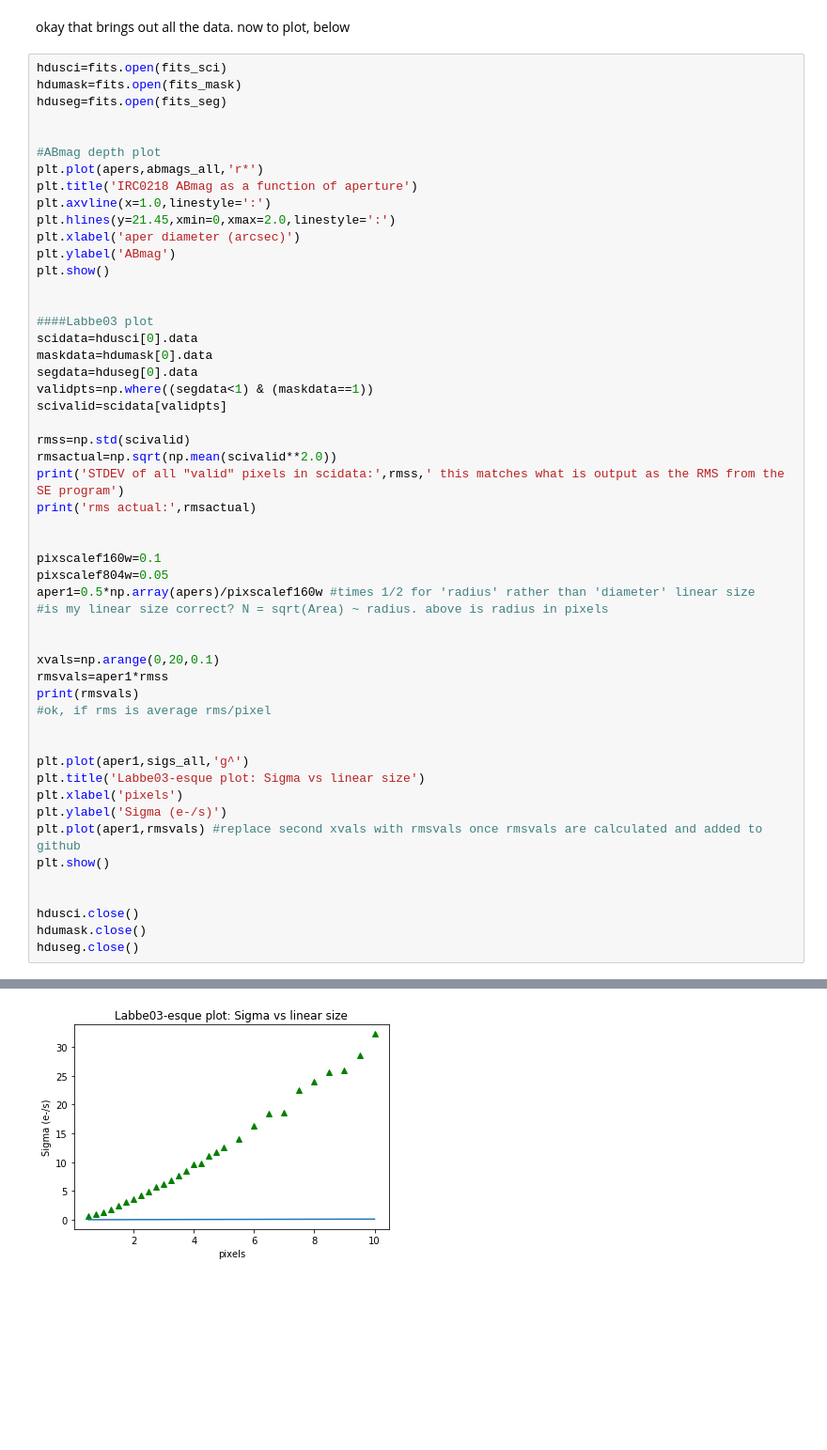
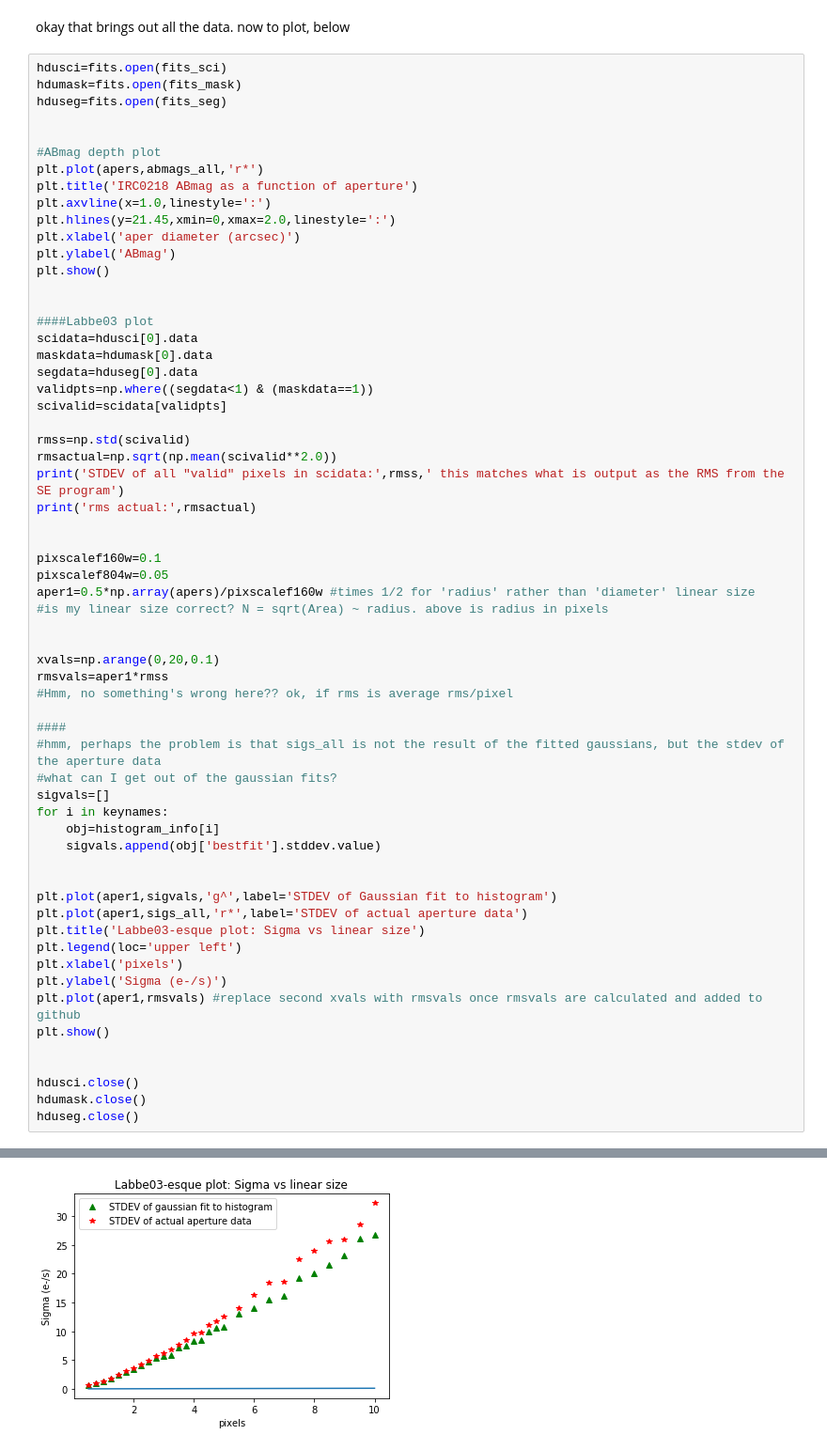
Before and after one commit to astroknots/database, a Jupyter notebook: depthcalculation/Working_Depth.ipynb, the cells around one changed output, grey strips where cells are left out. Shown at 94% size. Cells and saved outputs as stored; diff of their text form; blank space fills up the shorter version.

Commit message:
updating Working_Depth to use the Gaussian fits to the raw data as well

```diff
--- a/depthcalculation/Working_Depth.ipynb
+++ b/depthcalculation/Working_Depth.ipynb
@@ -154,12 +154,21 @@ aper1=0.5*np.array(apers)/pixscalef160w #times 1/2 for 'radius' rather than 'dia
 
 xvals=np.arange(0,20,0.1)
 rmsvals=aper1*rmss
-print(rmsvals)
-#ok, if rms is average rms/pixel
+#Hmm, no something's wrong here?? ok, if rms is average rms/pixel
+
+####
+#hmm, perhaps the problem is that sigs_all is not the result of the fitted gaussians, but the stdev of the aperture data
+#what can I get out of the gaussian fits?
+sigvals=[]
+for i in keynames:
+    obj=histogram_info[i]
+    sigvals.append(obj['bestfit'].stddev.value)
 
 
-plt.plot(aper1,sigs_all,'g^')
+plt.plot(aper1,sigvals,'g^',label='STDEV of Gaussian fit to histogram')
+plt.plot(aper1,sigs_all,'r*',label='STDEV of actual aperture data')
 plt.title('Labbe03-esque plot: Sigma vs linear size')
+plt.legend(loc='upper left')
 plt.xlabel('pixels')
 plt.ylabel('Sigma (e-/s)')
 plt.plot(aper1,rmsvals) #replace second xvals with rmsvals once rmsvals are calculated and added to github
@@ -181,4 +185,4 @@ rms actual: 0.010758926
-[figure, old version]
+[figure, new version]
 # %%
 #plotting histograms and their gaussian fits
 for y in keynames:
```
Also changed, not shown: parts of 2 cells of this notebook.
